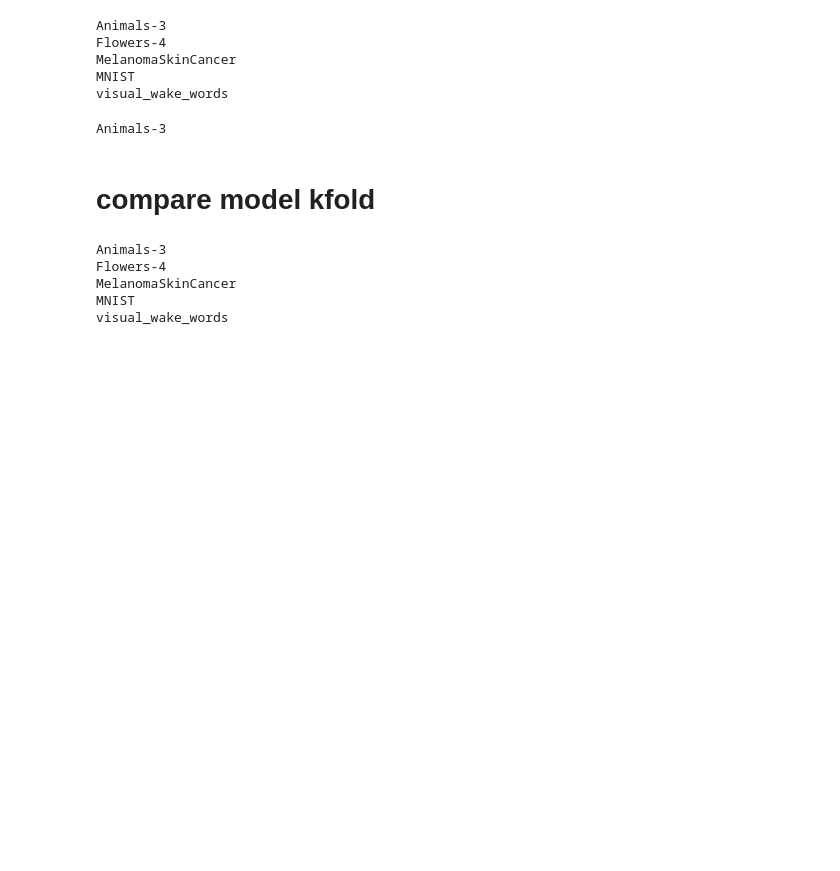
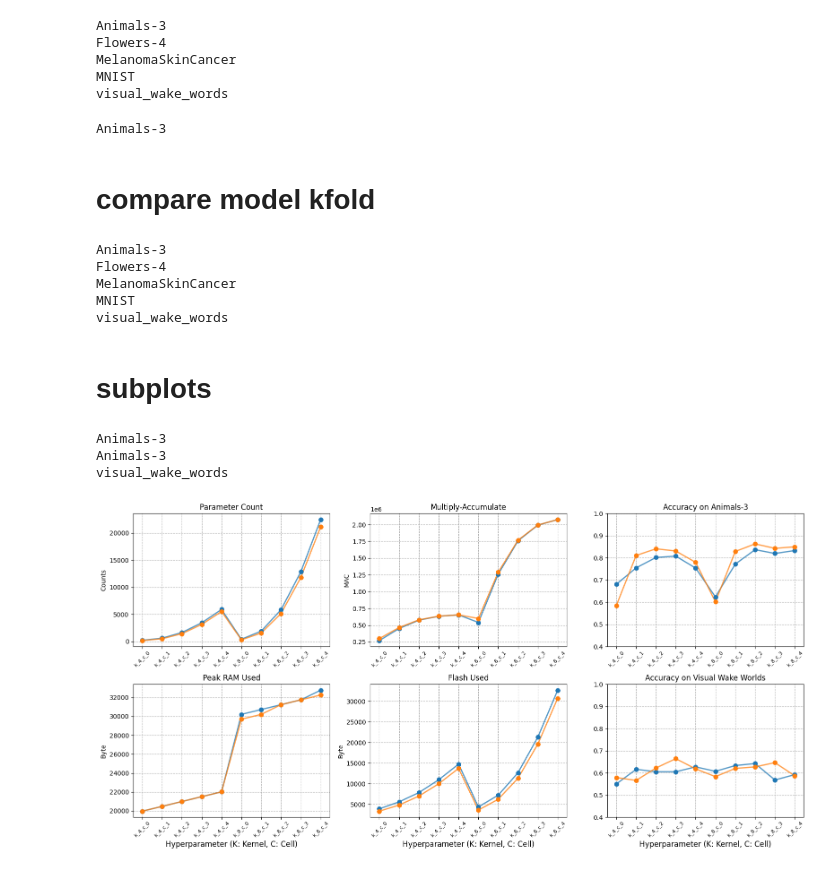
Before and after one commit to jimmoi/TinyML-NAS, a Jupyter notebook: Others/visualize_save_pic.ipynb, the cells around one changed output. Drawn from its saved outputs; the diff is of its cells as text; code cells hidden in the pictures; blank space fills up the shorter version.

```diff
--- a/Others/visualize_save_pic.ipynb
+++ b/Others/visualize_save_pic.ipynb
@@ -230,3 +230,5 @@ Flowers-4
 MelanomaSkinCancer
 MNIST
 visual_wake_words
+# %% [markdown]
+# subplots
@@ -232,0 +299,3 @@ visual_wake_words
+# %%
+dataset_paths = [path for path in Path("../Experiments_Compare_Model").iterdir() if path.is_dir()]
+log_filname = "model_log.csv"
@@ -232,0 +305,55 @@ visual_wake_words
+# %%
+
+n_row = 2
+n_col = 3
+fig, axes = plt.subplots(n_row, n_col, figsize = (16, 8))
+# fig.subplots_adjust(hspace=0.25, wspace=0.15)
+# axes = axes.flatten()
+axes_1 = axes[:,:2]
+axes_1 = axes_1.flatten()
+axes_2 = axes[:,2:]
+axes_2 = axes_2.flatten()
+
+vanilla_name = "vanillaNAS_dense_"
+jimmy_name = "JimmyNAS_I_fullyCNN_"
+col_x = "decision_variable"
+
+metrices = {
+    "param_count": {"y_label":"Counts"},
+    "macs": {"y_label":"MAC"},
+    "peak_ram": {"y_label":"Byte"},
+    "flash": {"y_label":"Byte"},
+    }
+
+for dataset_path in dataset_paths:
+    df = pd.read_csv(dataset_path/log_filname)
+    print(dataset_path.name)
+    temp_dict = {metric:{"vanilla":vanilla_name+metric, "jimmy":jimmy_name+metric}for metric in metrices.keys()}
+    i=0
+    for key, value in temp_dict.items():
+        compare_plot_constraint(axes_1[i], col_x, value["vanilla"], value["jimmy"], metrices[key]["y_label"], key)
+        i+=1
+    break
+
+metrices = {
+        "tflite_acc": {"y_label":""}
+        }
+vanilla_name = "vanillaNAS_dense_"
+jimmy_name = "JimmyNAS_I_fullyCNN_"
+i=0
+for dataset_path in dataset_paths:
+    if dataset_path.name in ["Animals-3", "visual_wake_words"]:
+        df = pd.read_csv(dataset_path/log_filname)
+        print(dataset_path.name)
+        temp_dict = {metric:{"vanilla":vanilla_name+metric, "jimmy":jimmy_name+metric}for metric in metrices.keys()}
+        for key, value in temp_dict.items():
+            compare_plot_acc(axes_2[i], col_x, value["vanilla"], value["jimmy"], metrices[key]["y_label"], dataset_path.name)
+        i+=1
+
+plt.tight_layout()
+fig.savefig("Poster.svg", dpi=600)
+# %% [output]
+Animals-3
+Animals-3
+visual_wake_words
+[figure, added]
```
Also changed, not shown: parts of 6 cells of this notebook.
